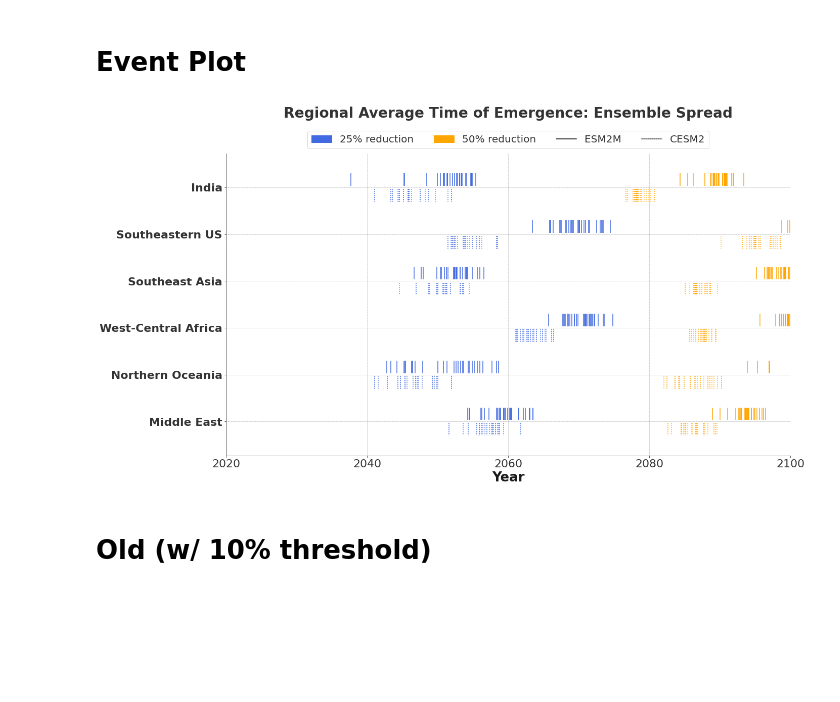
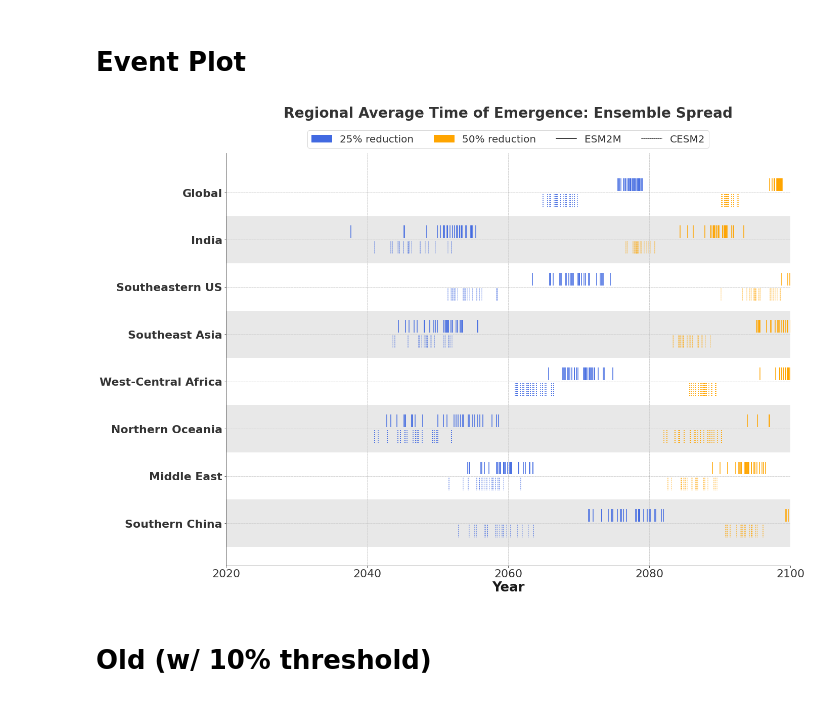
Before and after one commit to KYan19/pei, a Jupyter notebook: notebooks/10.1_Hottest_ToE.ipynb, the cells around one changed output. Drawn from its saved outputs; the diff is of its cells as text; code cells hidden in the pictures; blank space fills up the shorter version.

Commit message:
Adding stippling, adjusting plot style

```diff
--- a/notebooks/10.1_Hottest_ToE.ipynb
+++ b/notebooks/10.1_Hottest_ToE.ipynb
@@ -200,7 +223,7 @@ fig.suptitle('Fraction of Population Having Experienced Reduced Labor Capacity',
 # %% [markdown]
 # Event Plot
 # %%
-regions = ['Middle East','Northern Oceania','West-Central Africa','Southeast Asia','Southeastern US','India']
+regions = ['Southern China','Middle East','Northern Oceania','West-Central Africa','Southeast Asia','Southeastern US','India','Global']
 thres = ['0.75','0.5']
 
 esm2m_1 = xr.Dataset()
@@ -225,34 +248,38 @@ for region in regions:
 cesm2_1 = cesm2_1.to_array(dim='region')
 cesm2_2 = cesm2_2.to_array(dim='region')
 # %%
-fig,ax=plt.subplots(figsize=(20,11))
+fig,ax=plt.subplots(figsize=(20,15))
 
-ax.eventplot(cesm2_1,orientation='horizontal',colors='royalblue',linelengths=0.8,linestyles='dotted',lineoffsets=[1,4,7,10,13,16]);
-ax.eventplot(cesm2_2,orientation='horizontal',colors='orange',linelengths=0.8,linestyles='dotted',lineoffsets=[1,4,7,10,13,16]);
+ax.eventplot(cesm2_1,orientation='horizontal',colors='royalblue',linelengths=0.8,linestyles='dotted',lineoffsets=[1,4,7,10,13,16,19,22]);
+ax.eventplot(cesm2_2,orientation='horizontal',colors='orange',linelengths=0.8,linestyles='dotted',lineoffsets=[1,4,7,10,13,16,19,22]);
 
-ax.eventplot(esm2m_1,orientation='horizontal',colors='royalblue',linelengths=0.8,lineoffsets=[2,5,8,11,14,17]);
-ax.eventplot(esm2m_2,orientation='horizontal',colors='orange',linelengths=0.8,lineoffsets=[2,5,8,11,14,17]);
+ax.eventplot(esm2m_1,orientation='horizontal',colors='royalblue',linelengths=0.8,lineoffsets=[2,5,8,11,14,17,20,23]);
+ax.eventplot(esm2m_2,orientation='horizontal',colors='orange',linelengths=0.8,lineoffsets=[2,5,8,11,14,17,20,23]);
 
-locs = np.arange(1.5,19.5,3)
+locs = np.arange(1.5,25.5,3)
 ax.set_yticks(locs)
 ax.set_yticklabels(regions,fontweight='bold');
 ax.set_xlim([2020,2100]);
 ax.set_xticks(range(2020,2120,20))
 ax.set_xlabel('Year',fontsize=26,fontweight='bold')
 ax.set_title('Regional Average Time of Emergence: Ensemble Spread\n\n',fontsize=28,fontweight='bold');
 ax.grid(axis='x')
+
+# Alternating background color
+for i in range(0,24,6):
+    plt.axhspan(i, i+3, facecolor='lightgray', alpha=0.5)
 
 # Set legend
 blue_patch = mpatches.Patch(color='royalblue', label='25% reduction')
 orange_patch = mpatches.Patch(color='orange', label='50% reduction')
 
 solid_line = mlines.Line2D([], [], color='black', linestyle='solid', label='ESM2M')
 dot_line = mlines.Line2D([], [], color='black', linestyle='dotted', label='CESM2')
 
 ax.legend(handles=[blue_patch,orange_patch,solid_line,dot_line],ncol=5,fancybox=True,loc='lower center',bbox_to_anchor=(0.5,1));
 #plt.savefig('barcode_toe.png',dpi=300)
 # %% [output]
-[figure, old version]
+[figure, new version]
 # %% [markdown]
 # Old (w/ 10% threshold)
 # %%
```
Also changed, not shown: parts of 6 cells of this notebook, 1 other file.
